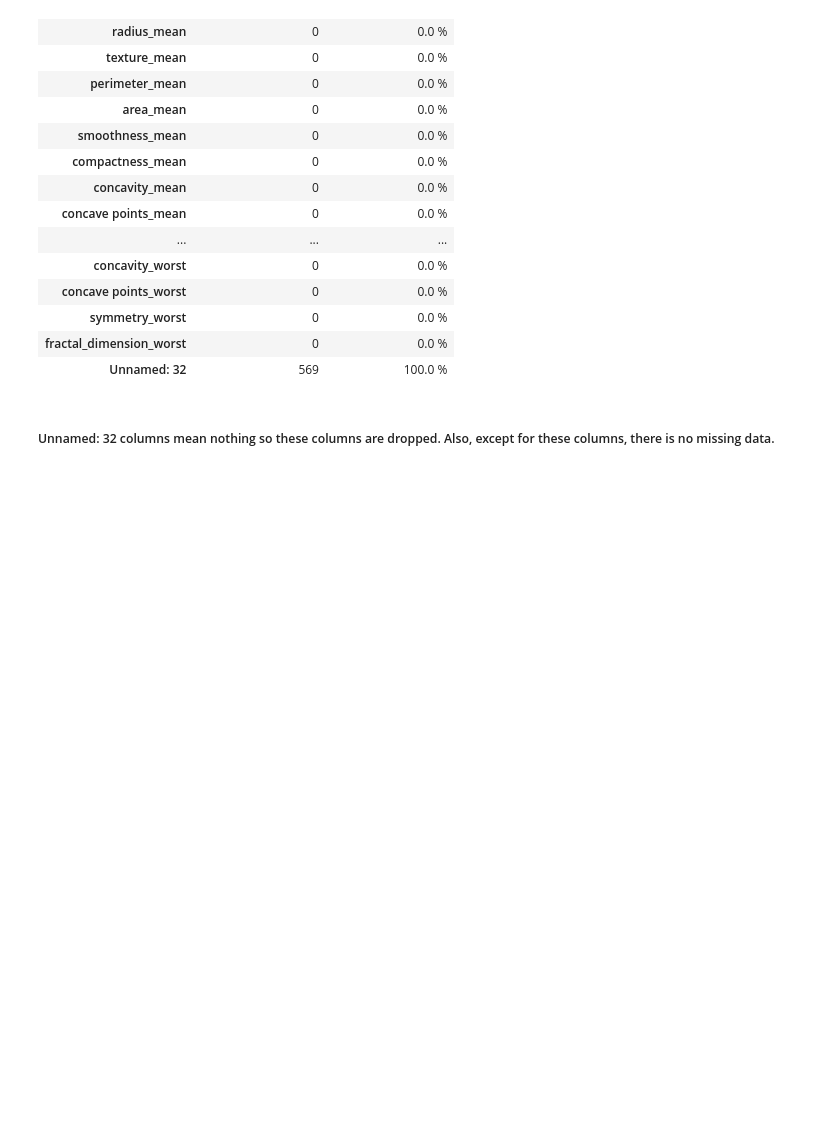
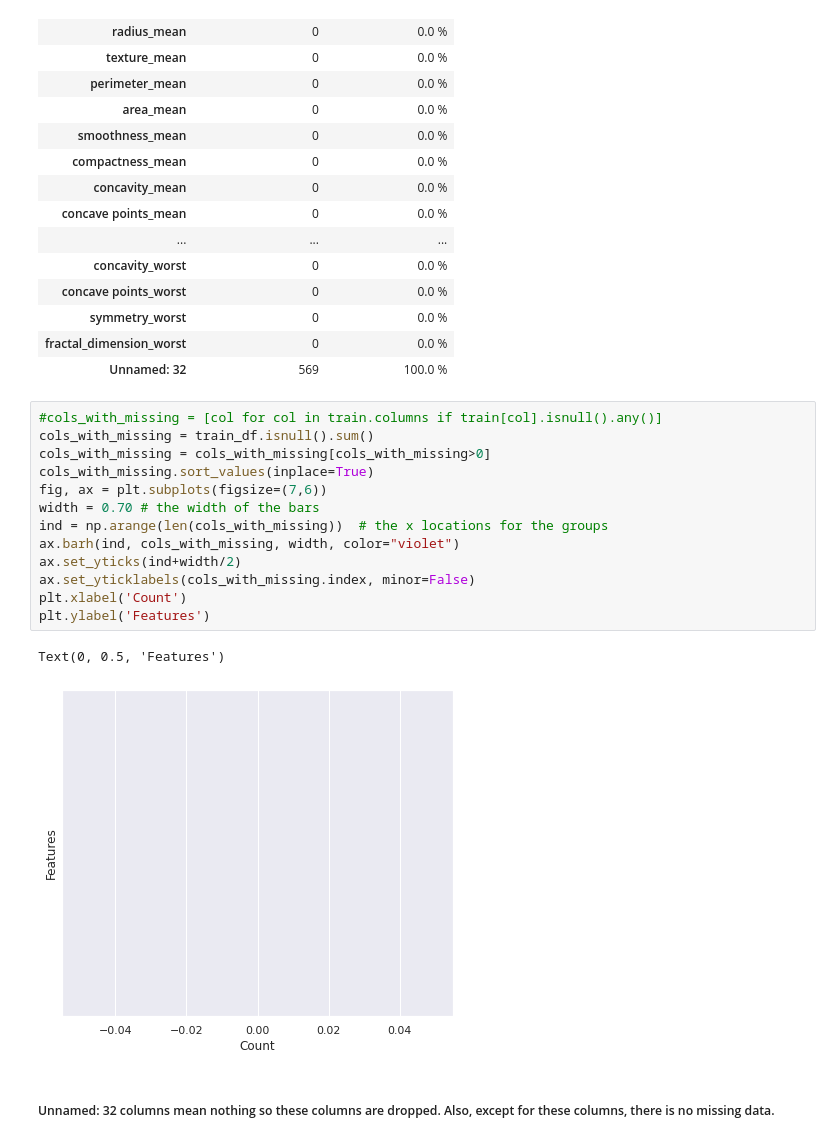
Before and after one commit to abel-blue/breastCancer-causal-Inference, a Jupyter notebook: notebooks/data_exploration.ipynb, the cells around one changed output. Cells and saved outputs as stored; diff of their text form; blank space fills up the shorter version.

```diff
--- a/notebooks/data_exploration.ipynb
+++ b/notebooks/data_exploration.ipynb
@@ -85,6 +101,22 @@ preprocess.get_column_based_missing_percentage()
 | symmetry_worst | 0 | 0.0 % |
 | fractal_dimension_worst | 0 | 0.0 % |
 | Unnamed: 32 | 569 | 100.0 % |
+# %%
+#cols_with_missing = [col for col in train.columns if train[col].isnull().any()]
+cols_with_missing = train_df.isnull().sum()
+cols_with_missing = cols_with_missing[cols_with_missing>0]
+cols_with_missing.sort_values(inplace=True)
+fig, ax = plt.subplots(figsize=(7,6))
+width = 0.70 # the width of the bars
+ind = np.arange(len(cols_with_missing))  # the x locations for the groups
+ax.barh(ind, cols_with_missing, width, color="violet")
+ax.set_yticks(ind+width/2)
+ax.set_yticklabels(cols_with_missing.index, minor=False)
+plt.xlabel('Count')
+plt.ylabel('Features')
+# %% [output]
+Text(0, 0.5, 'Features')
+[figure, added]
 # %% [markdown]
 ##### Unnamed: 32 columns mean nothing so these columns are dropped. Also, except for these columns, there is no missing data.
 # %% [markdown]
```
Also changed, not shown: parts of 8 cells of this notebook.
